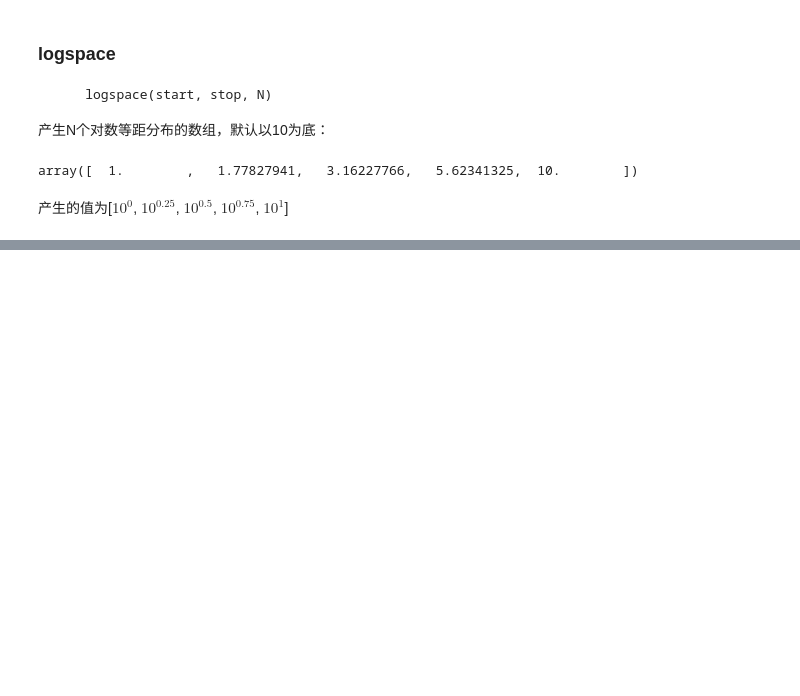
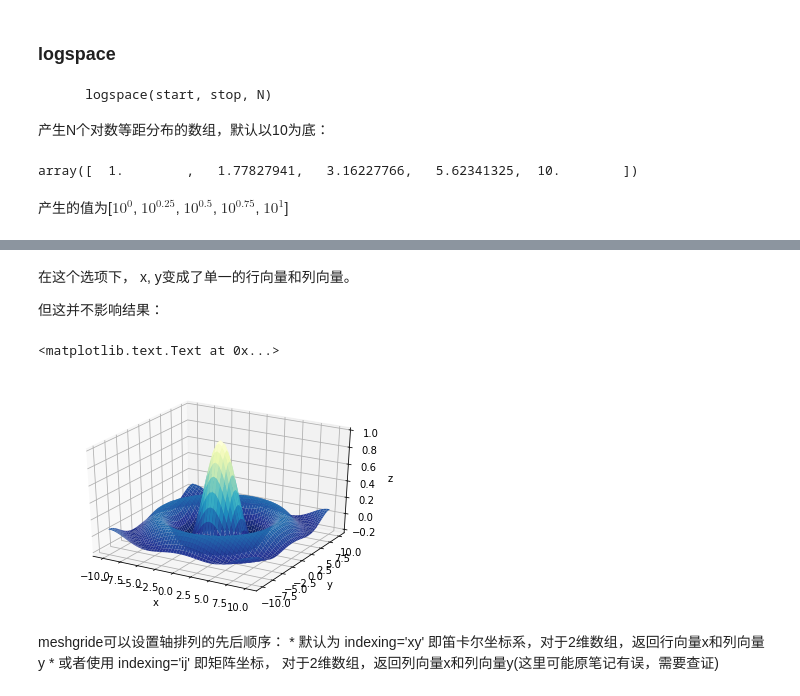
Before and after one commit to koral5408/notes-python, a Jupyter notebook: 03-numpy/03.11 生成数组的函数.ipynb, the cells around one changed output, grey strips where cells are left out. Drawn from its saved outputs; the diff is of its cells as text; code cells hidden in the pictures; blank space fills up the shorter version.

```diff
--- a/03-numpy/03.11 生成数组的函数.ipynb
+++ b/03-numpy/03.11 生成数组的函数.ipynb
@@ -54,0 +134,26 @@ array([  1.        ,   1.77827941,   3.16227766,   5.62341325,  10.        ])
+# %% [markdown]
+在这个选项下， x, y变成了单一的行向量和列向量。
+
+但这并不影响结果：
+# %%
+x_ticks = np.linspace(-10, 10, 51)
+y_ticks = np.linspace(-10, 10, 51)
+
+x, y = np.meshgrid(x_ticks, y_ticks, sparse=True)
+
+z = f(x, y )
+
+fig = plt.figure()
+ax = fig.add_subplot(111, projection='3d')
+ax.plot_surface(x, y, z,
+               rstride=1, cstride=1, cmap=cm.YlGnBu_r)
+ax.set_xlabel('x')
+ax.set_ylabel('y')
+ax.set_zlabel('z')
+# %% [output]
+<matplotlib.text.Text at 0x...>
+[figure, added]
+# %% [markdown]
+meshgride可以设置轴排列的先后顺序：
+    * 默认为 indexing='xy' 即笛卡尔坐标系，对于2维数组，返回行向量x和列向量y
+    * 或者使用 indexing='ij' 即矩阵坐标， 对于2维数组，返回列向量x和列向量y(这里可能原笔记有误，需要查证)
```
Also changed, not shown: parts of 21 cells of this notebook.
